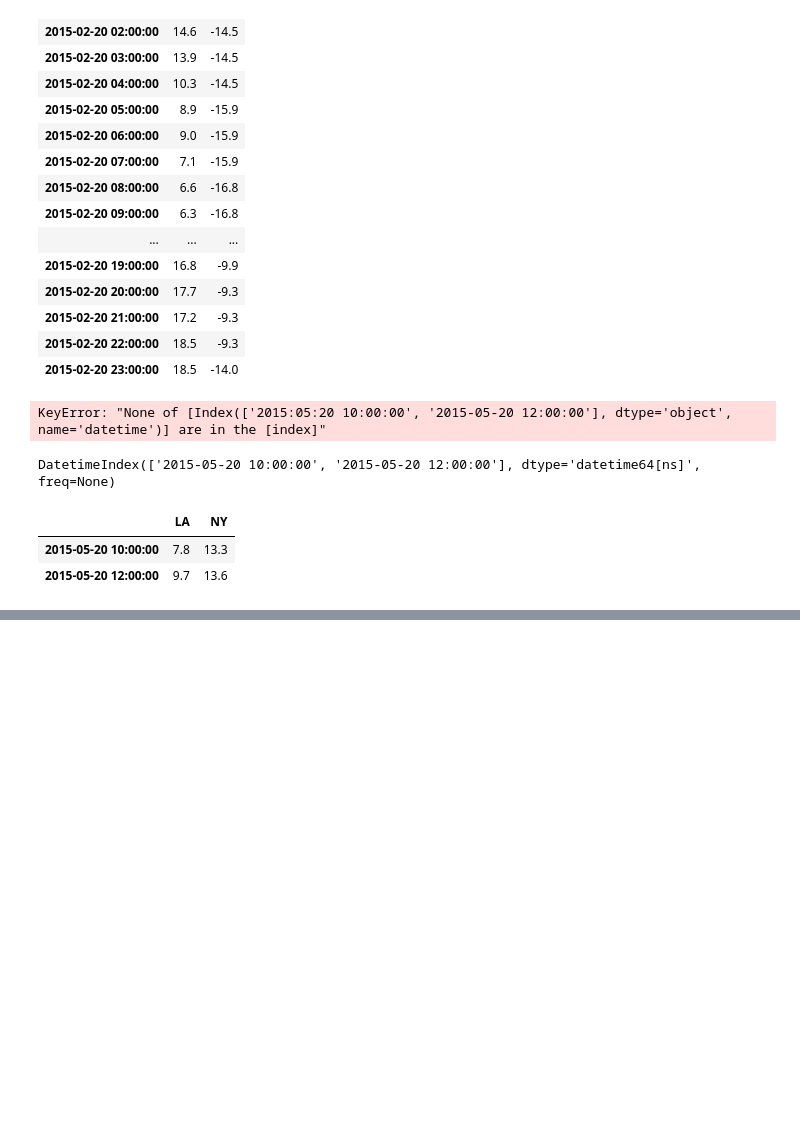
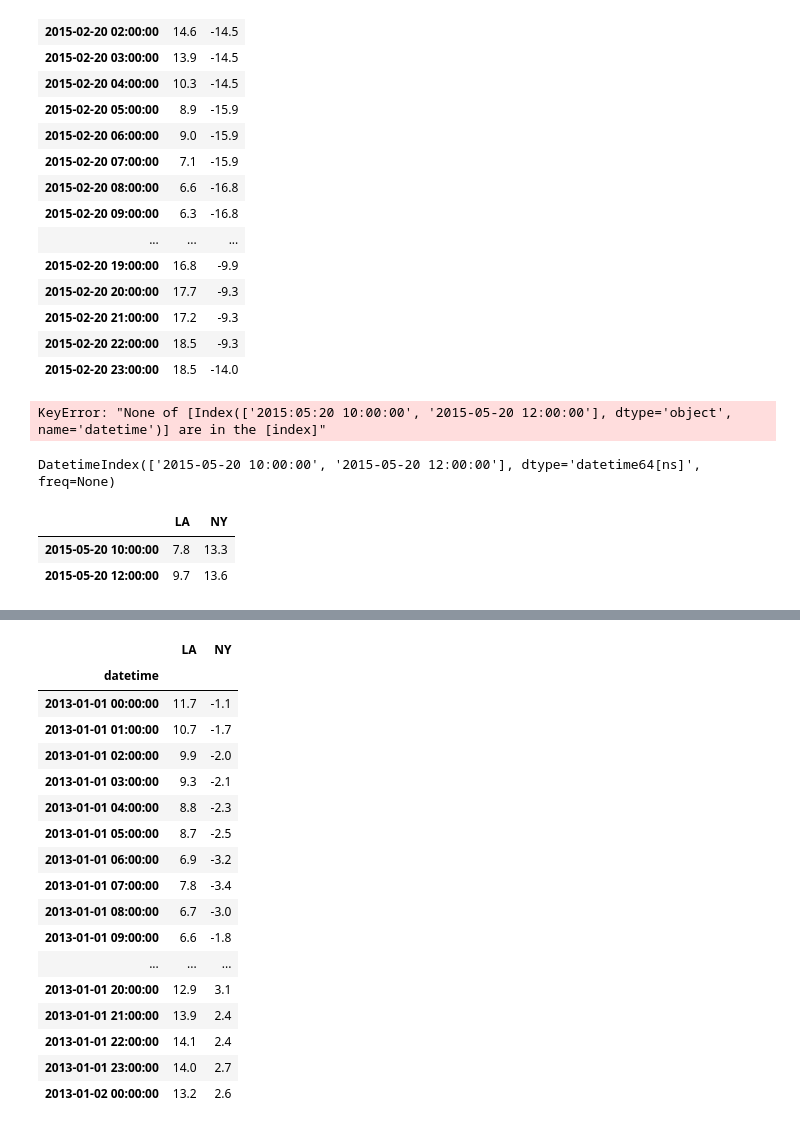
Before and after one commit to Rezamoghadam8810/Algorithmic_trading_tutorial, a Jupyter notebook: work_on_datetime_PANDAS.ipynb, the cells around one changed output, grey strips where cells are left out. Drawn from its saved outputs; the diff is of its cells as text; code cells hidden in the pictures; blank space fills up the shorter version.

```diff
--- a/work_on_datetime_PANDAS.ipynb
+++ b/work_on_datetime_PANDAS.ipynb
@@ -314,0 +369,21 @@ temp2.loc[two_days]
+# %%
+temp3.head(25)
+# %% [output]
+|  | LA | NY |
+| datetime |  |  |
+| 2013-01-01 00:00:00 | 11.7 | -1.1 |
+| 2013-01-01 01:00:00 | 10.7 | -1.7 |
+| 2013-01-01 02:00:00 | 9.9 | -2.0 |
+| 2013-01-01 03:00:00 | 9.3 | -2.1 |
+| 2013-01-01 04:00:00 | 8.8 | -2.3 |
+| 2013-01-01 05:00:00 | 8.7 | -2.5 |
+| 2013-01-01 06:00:00 | 6.9 | -3.2 |
+| 2013-01-01 07:00:00 | 7.8 | -3.4 |
+| 2013-01-01 08:00:00 | 6.7 | -3.0 |
+| 2013-01-01 09:00:00 | 6.6 | -1.8 |
+| ... | ... | ... |
+| 2013-01-01 20:00:00 | 12.9 | 3.1 |
+| 2013-01-01 21:00:00 | 13.9 | 2.4 |
+| 2013-01-01 22:00:00 | 14.1 | 2.4 |
+| 2013-01-01 23:00:00 | 14.0 | 2.7 |
+| 2013-01-02 00:00:00 | 13.2 | 2.6 |
```
Also changed, not shown: parts of 18 cells of this notebook.
